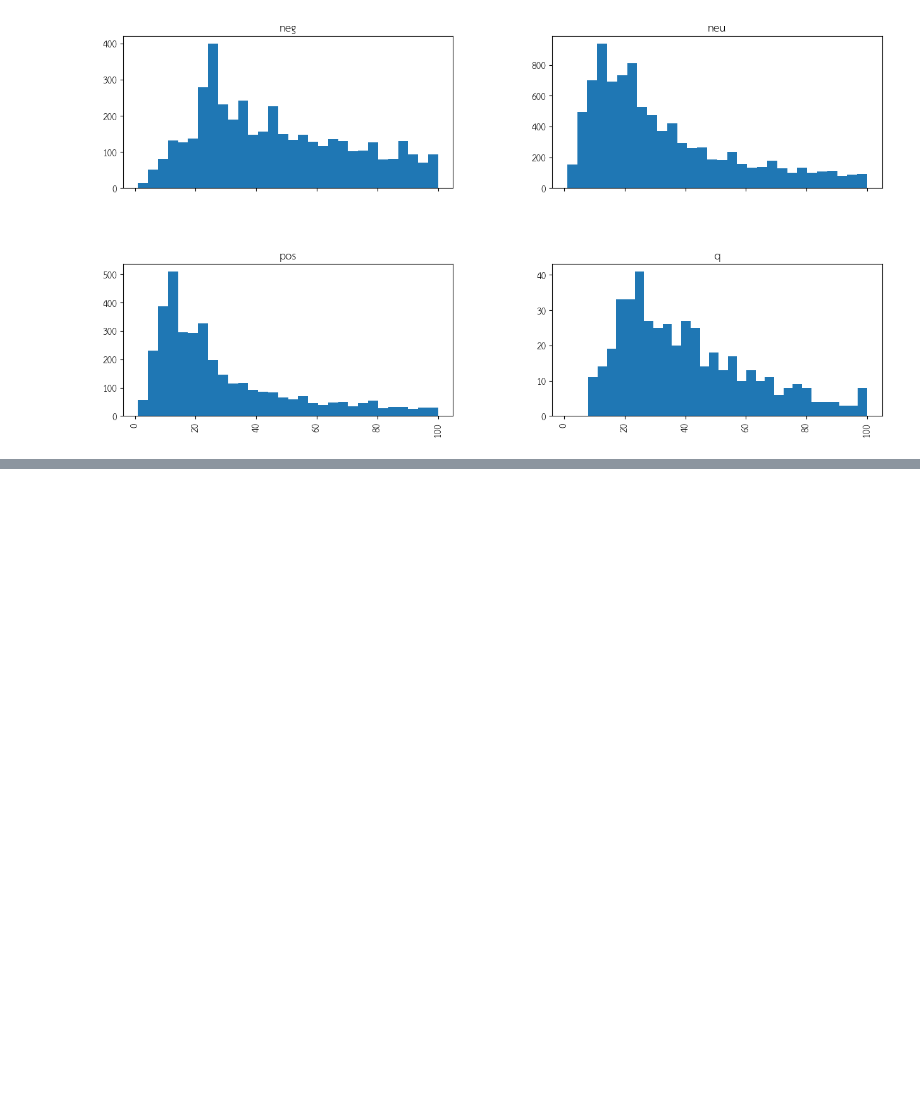
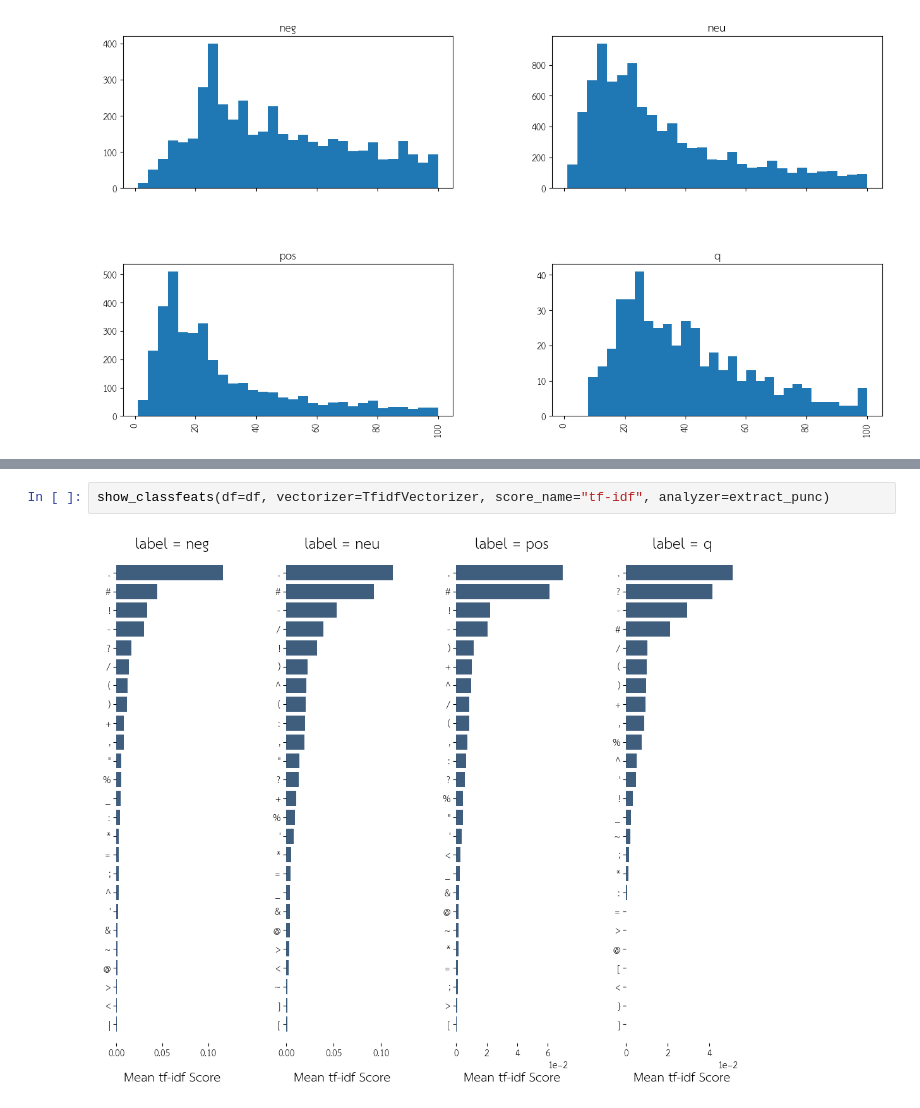
Before and after one commit to Kitsada-007/Social-media-messages-classification, a Jupyter notebook: notebook-ML.ipynb, the cells around one changed output, grey strips where cells are left out. Saved outputs shown, nothing was run; the diff lists cells and outputs as text; blank space fills up the shorter version.

```diff
--- a/notebook-ML.ipynb
+++ b/notebook-ML.ipynb
@@ -149,0 +329,4 @@ def top_feats(Xtr, features, grp_ids=None, mid_tfidf=0.1, top_n=25):
+# %%
+show_classfeats(df=df, vectorizer=TfidfVectorizer, score_name="tf-idf", analyzer=extract_punc)
+# %% [output]
+[figure, added]
```
Also changed, not shown: parts of 25 cells of this notebook.
